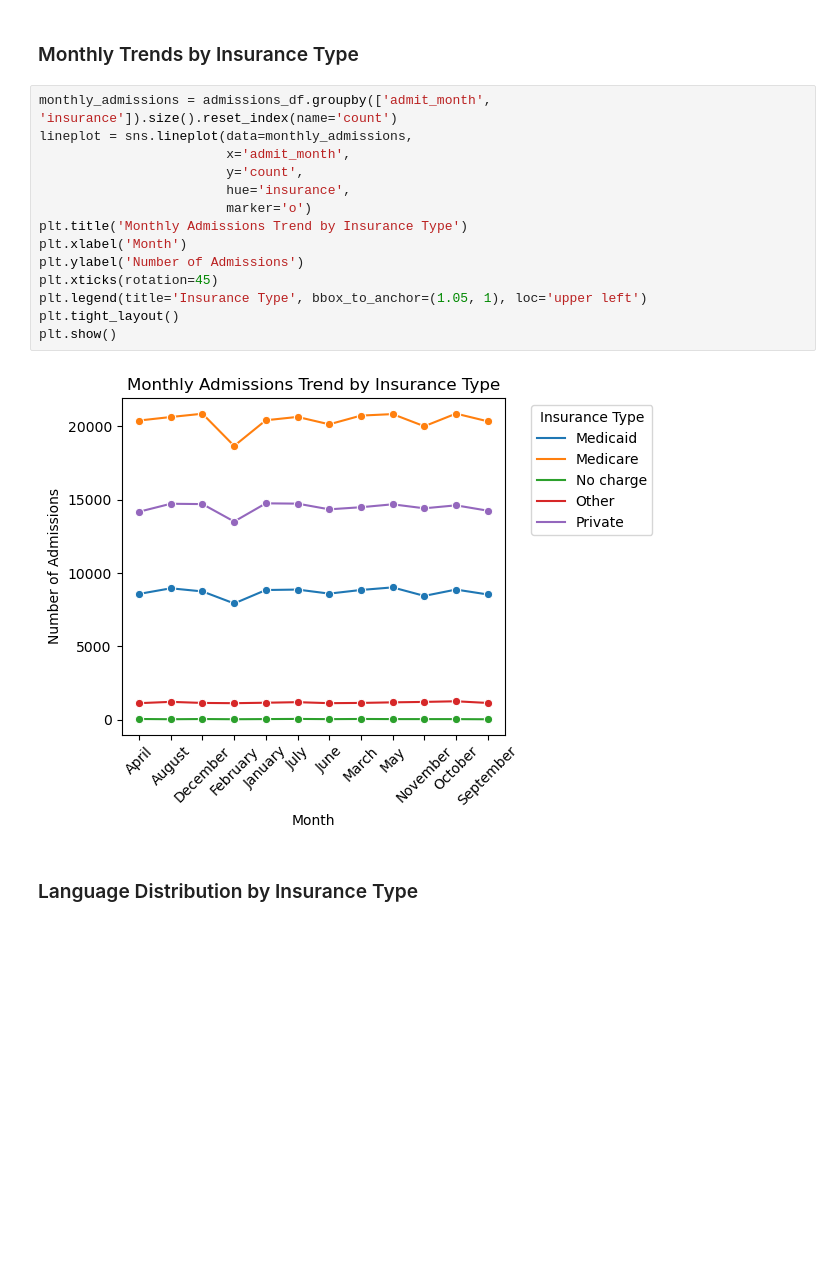
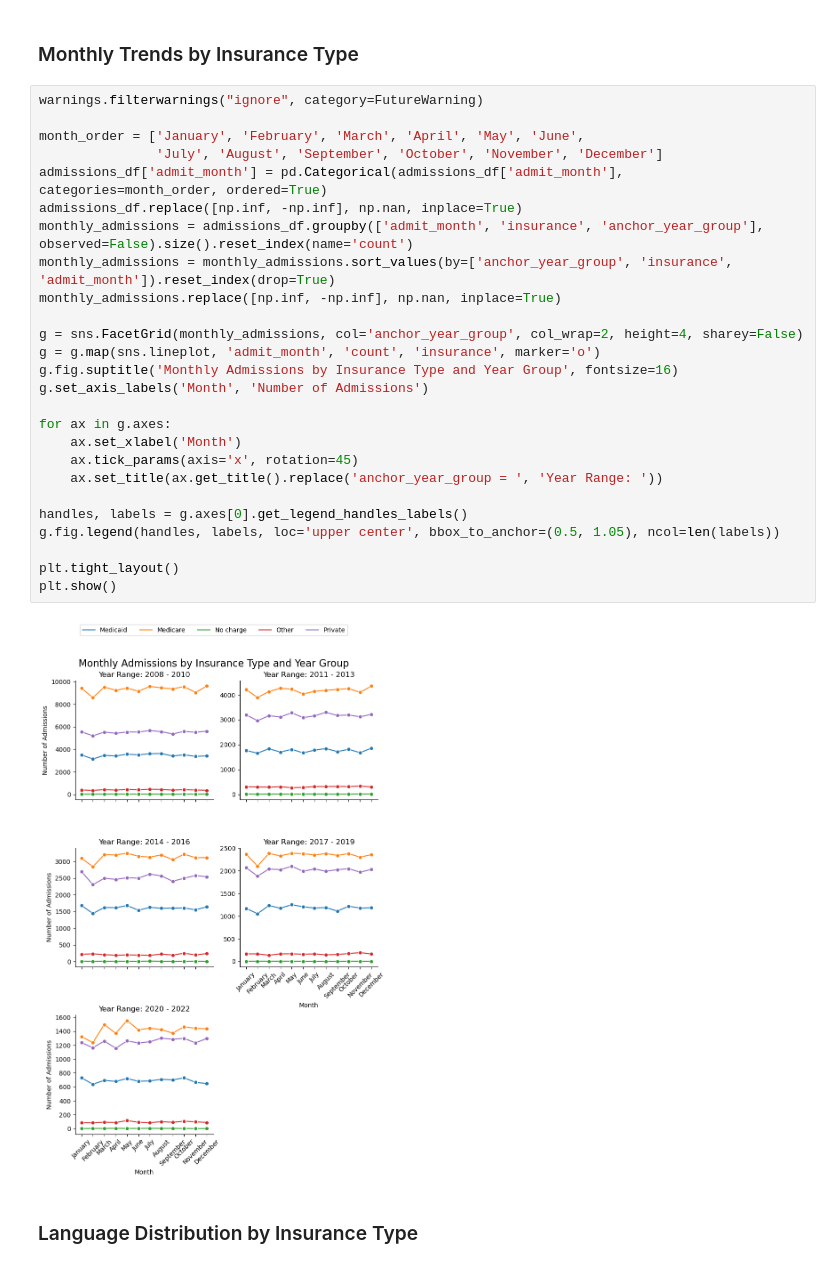
Before and after one commit to JewelsHovan/Milestone-I, a Jupyter notebook: src/InsuranceAnalysis.ipynb, the cells around one changed output. Cells and saved outputs as stored; diff of their text form; blank space fills up the shorter version.

Commit message:
Updated insurance anlysis charts

```diff
--- a/src/InsuranceAnalysis.ipynb
+++ b/src/InsuranceAnalysis.ipynb
@@ -200,21 +201,33 @@ plt.show()
 # %% [markdown]
 ### Monthly Trends by Insurance Type
 # %%
-monthly_admissions = admissions_df.groupby(['admit_month', 'insurance']).size().reset_index(name='count')
-lineplot = sns.lineplot(data=monthly_admissions,
-                        x='admit_month',
-                        y='count',
-                        hue='insurance',
-                        marker='o')
-plt.title('Monthly Admissions Trend by Insurance Type')
-plt.xlabel('Month')
-plt.ylabel('Number of Admissions')
-plt.xticks(rotation=45)
-plt.legend(title='Insurance Type', bbox_to_anchor=(1.05, 1), loc='upper left')
+warnings.filterwarnings("ignore", category=FutureWarning)
+
+month_order = ['January', 'February', 'March', 'April', 'May', 'June',
+               'July', 'August', 'September', 'October', 'November', 'December']
+admissions_df['admit_month'] = pd.Categorical(admissions_df['admit_month'], categories=month_order, ordered=True)
+admissions_df.replace([np.inf, -np.inf], np.nan, inplace=True)
+monthly_admissions = admissions_df.groupby(['admit_month', 'insurance', 'anchor_year_group'], observed=False).size().reset_index(name='count')
+monthly_admissions = monthly_admissions.sort_values(by=['anchor_year_group', 'insurance', 'admit_month']).reset_index(drop=True)
+monthly_admissions.replace([np.inf, -np.inf], np.nan, inplace=True)
+
+g = sns.FacetGrid(monthly_admissions, col='anchor_year_group', col_wrap=2, height=4, sharey=False)
+g = g.map(sns.lineplot, 'admit_month', 'count', 'insurance', marker='o')
+g.fig.suptitle('Monthly Admissions by Insurance Type and Year Group', fontsize=16)
+g.set_axis_labels('Month', 'Number of Admissions')
+
+for ax in g.axes:
+    ax.set_xlabel('Month')
+    ax.tick_params(axis='x', rotation=45)
+    ax.set_title(ax.get_title().replace('anchor_year_group = ', 'Year Range: '))
+
+handles, labels = g.axes[0].get_legend_handles_labels()
+g.fig.legend(handles, labels, loc='upper center', bbox_to_anchor=(0.5, 1.05), ncol=len(labels))
+
 plt.tight_layout()
 plt.show()
 # %% [output]
-[figure, old version]
+[figure, new version]
 # %% [markdown]
 ### Language Distribution by Insurance Type
 # %%
```
Also changed, not shown: parts of 2 cells of this notebook.
